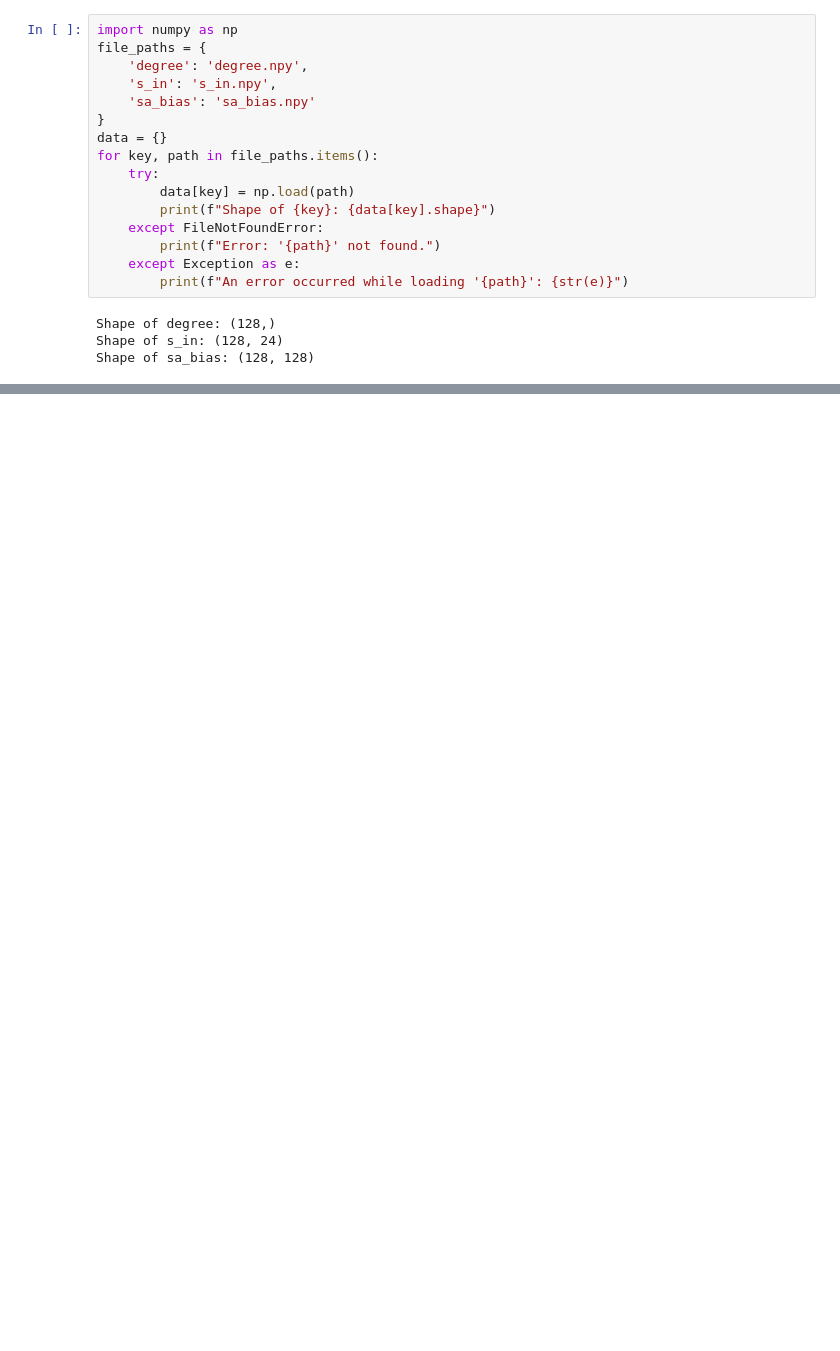
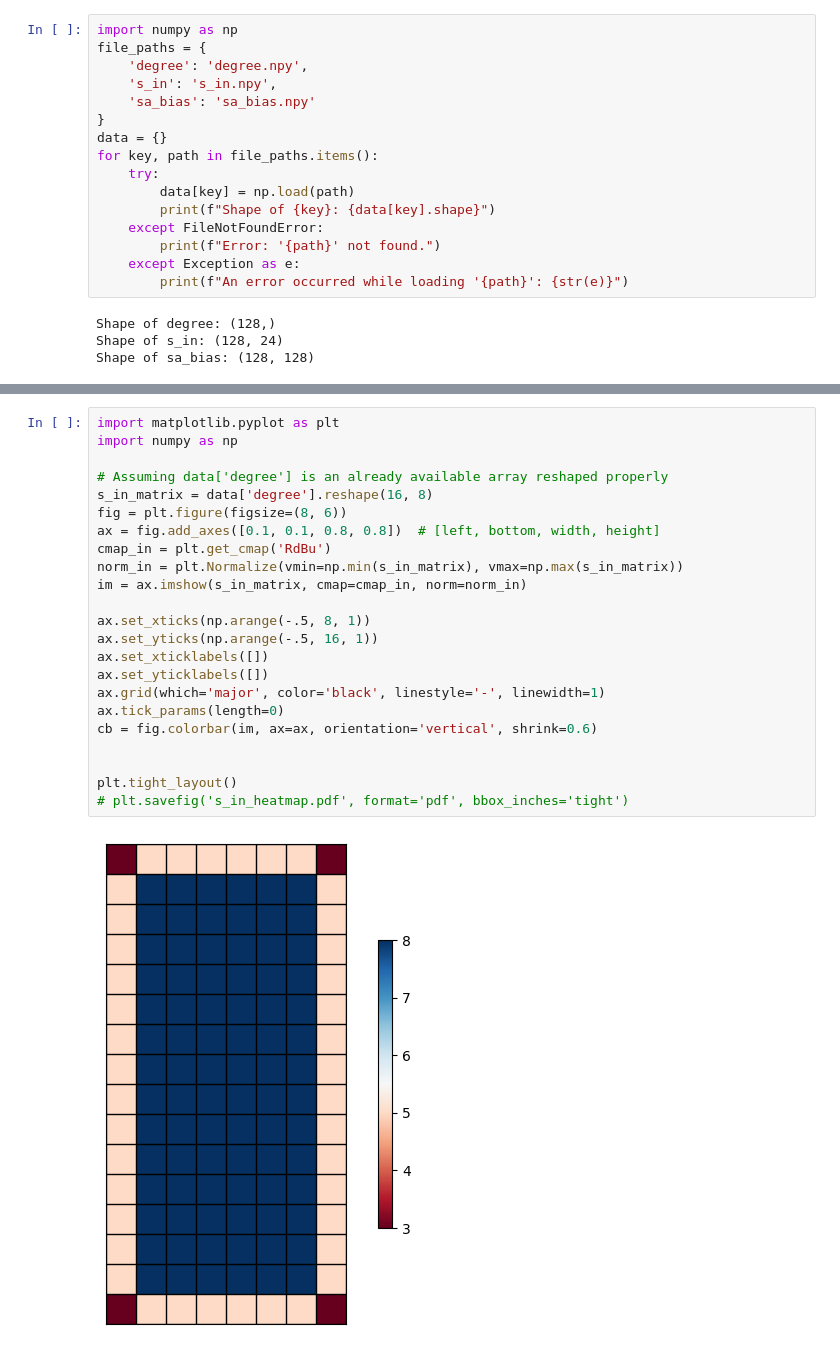
Before and after one commit to jasonz5/STGormer, a Jupyter notebook: experiments/case_study1.ipynb, the cells around one changed output, grey strips where cells are left out. Cells and saved outputs as stored; diff of their text form; blank space fills up the shorter version.

```diff
--- a/experiments/case_study1.ipynb
+++ b/experiments/case_study1.ipynb
@@ -21,3 +60,28 @@ Shape of sa_bias: (128, 128)
+# %%
+import matplotlib.pyplot as plt
+import numpy as np
+
+# Assuming data['degree'] is an already available array reshaped properly
+s_in_matrix = data['degree'].reshape(16, 8)
+fig = plt.figure(figsize=(8, 6))
+ax = fig.add_axes([0.1, 0.1, 0.8, 0.8])  # [left, bottom, width, height]
+cmap_in = plt.get_cmap('RdBu')
+norm_in = plt.Normalize(vmin=np.min(s_in_matrix), vmax=np.max(s_in_matrix))
+im = ax.imshow(s_in_matrix, cmap=cmap_in, norm=norm_in)
+
+ax.set_xticks(np.arange(-.5, 8, 1))
+ax.set_yticks(np.arange(-.5, 16, 1))
+ax.set_xticklabels([])
+ax.set_yticklabels([])
+ax.grid(which='major', color='black', linestyle='-', linewidth=1)
+ax.tick_params(length=0)
+cb = fig.colorbar(im, ax=ax, orientation='vertical', shrink=0.6)
+
+
+plt.tight_layout()
+# plt.savefig('s_in_heatmap.pdf', format='pdf', bbox_inches='tight')
+# %% [output]
+[figure, added]
 # %%
 import matplotlib.pyplot as plt
 import numpy as np
```
Also changed, not shown: parts of 3 cells of this notebook, 5 other files.
